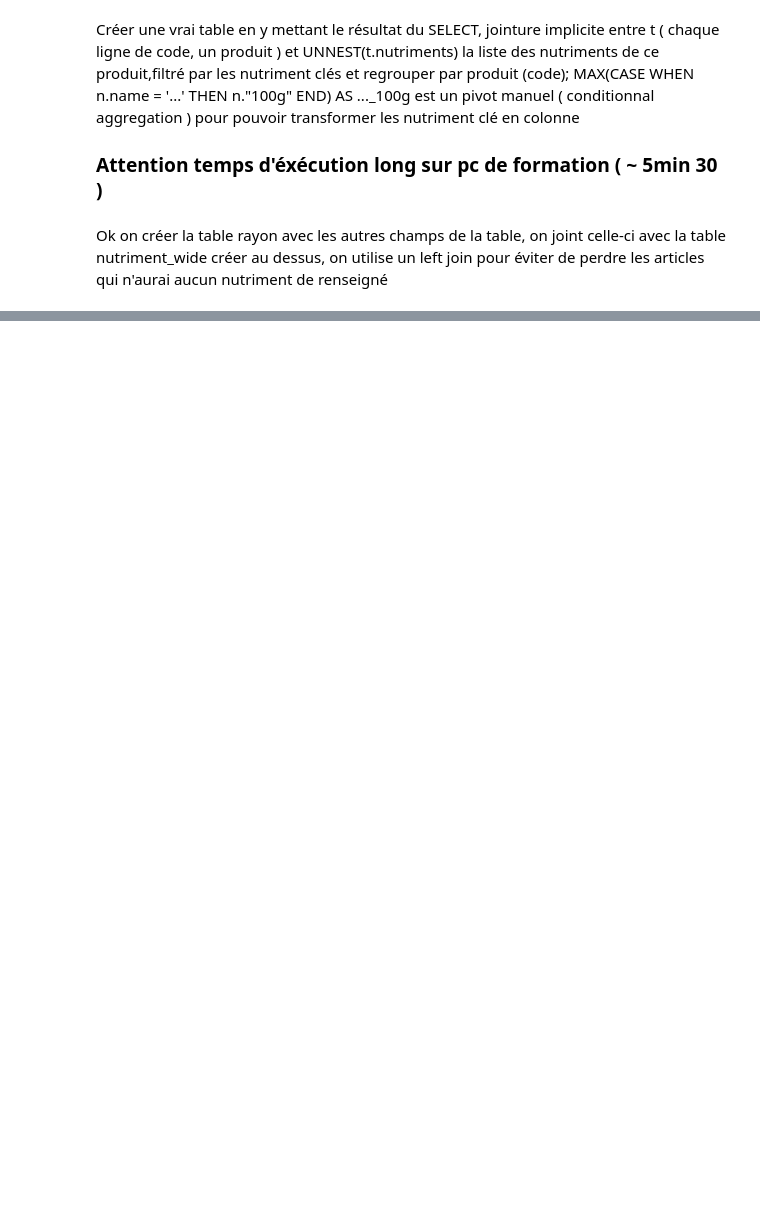
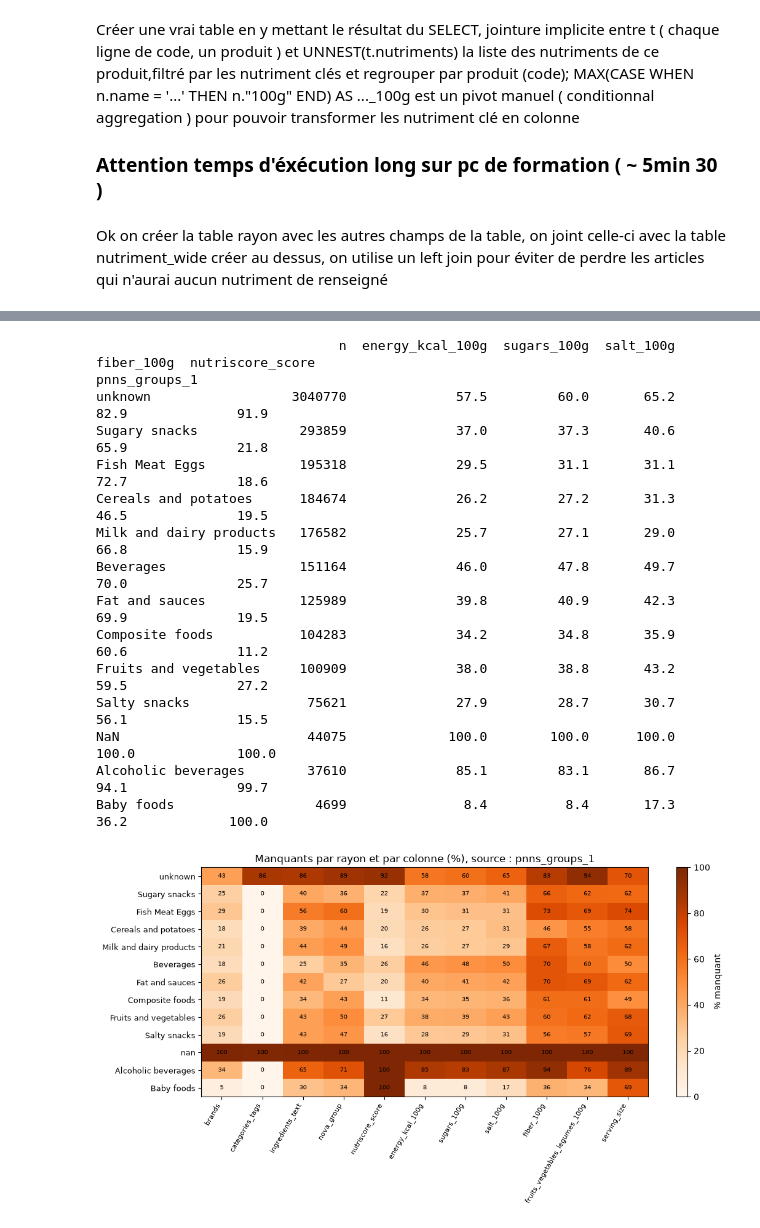
Before and after one commit to G-code10/Nutriscore, a Jupyter notebook: notebooks/guillaume/carto.ipynb, the cells around one changed output, grey strips where cells are left out. Drawn from its saved outputs; the diff is of its cells as text; code cells hidden in the pictures; blank space fills up the shorter version.

```diff
--- a/notebooks/guillaume/carto.ipynb
+++ b/notebooks/guillaume/carto.ipynb
@@ -386,0 +601,22 @@ serving_size                            67.6       48.6       88.9
+# %%
+def carte_par_rayon(df, colonnes, rayon="pnns_groups_1"):
+    g = df.groupby(rayon, dropna=False)
+    table = g[colonnes].apply(lambda x: x.isna().mean() * 100).round(1)
+    table.insert(0, "n", g.size())
+    return table.sort_values("n", ascending=False)
+
+def heatmap_par_rayon(df, colonnes=COLONNES, rayon="pnns_groups_1"):
+    donnees = carte_par_rayon(df, colonnes, rayon).drop(columns="n")
+    fig, ax = plt.subplots(figsize=(11, 6))
+    im = ax.imshow(donnees.to_numpy(), cmap="Oranges", vmin=0, vmax=100, aspect="auto")
+    ax.set_xticks(range(len(donnees.columns)))
+    ax.set_xticklabels(donnees.columns, rotation=60, ha="right", fontsize=8)
+    ax.set_yticks(range(len(donnees.index)))
+    ax.set_yticklabels([str(i) for i in donnees.index], fontsize=9)
+    for i in range(donnees.shape[0]):
+        for j in range(donnees.shape[1]):
+            ax.text(j, i, f"{donnees.iat[i, j]:.0f}", ha="center", va="center", fontsize=7)
+    plt.colorbar(im, ax=ax, label="% manquant")
+    ax.set_title(f"Manquants par rayon et par colonne (%), source : {rayon}")
+    plt.tight_layout()
+    plt.show()
@@ -386,0 +627,27 @@ serving_size                            67.6       48.6       88.9
+# %%
+CLES = ["energy_kcal_100g", "sugars_100g", "salt_100g", "fiber_100g", "nutriscore_score"]
+
+# CSV
+print(carte_par_rayon(df_csv, CLES).to_string())
+heatmap_par_rayon(df_csv)
+
+# Parquet
+print(carte_par_rayon(df, CLES, rayon="rayon").to_string())
+heatmap_par_rayon(df, rayon="rayon")
+# %% [output]
+                               n  energy_kcal_100g  sugars_100g  salt_100g  fiber_100g  nutriscore_score
+pnns_groups_1
+unknown                  3040770              57.5         60.0       65.2        82.9              91.9
+Sugary snacks             293859              37.0         37.3       40.6        65.9              21.8
+Fish Meat Eggs            195318              29.5         31.1       31.1        72.7              18.6
+Cereals and potatoes      184674              26.2         27.2       31.3        46.5              19.5
+Milk and dairy products   176582              25.7         27.1       29.0        66.8              15.9
+Beverages                 151164              46.0         47.8       49.7        70.0              25.7
+Fat and sauces            125989              39.8         40.9       42.3        69.9              19.5
+Composite foods           104283              34.2         34.8       35.9        60.6              11.2
+Fruits and vegetables     100909              38.0         38.8       43.2        59.5              27.2
+Salty snacks               75621              27.9         28.7       30.7        56.1              15.5
+NaN                        44075             100.0        100.0      100.0       100.0             100.0
+Alcoholic beverages        37610              85.1         83.1       86.7        94.1              99.7
+Baby foods                  4699               8.4          8.4       17.3        36.2             100.0
+[figure, added]
```
Also changed, not shown: parts of 41 cells of this notebook, 1 other file.
